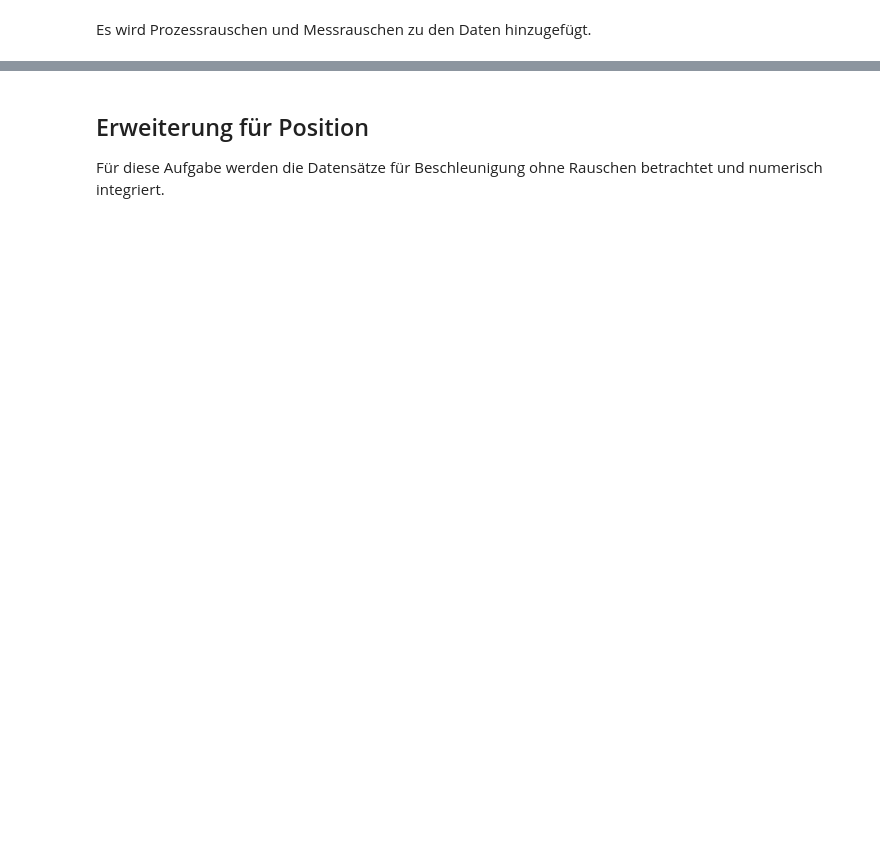
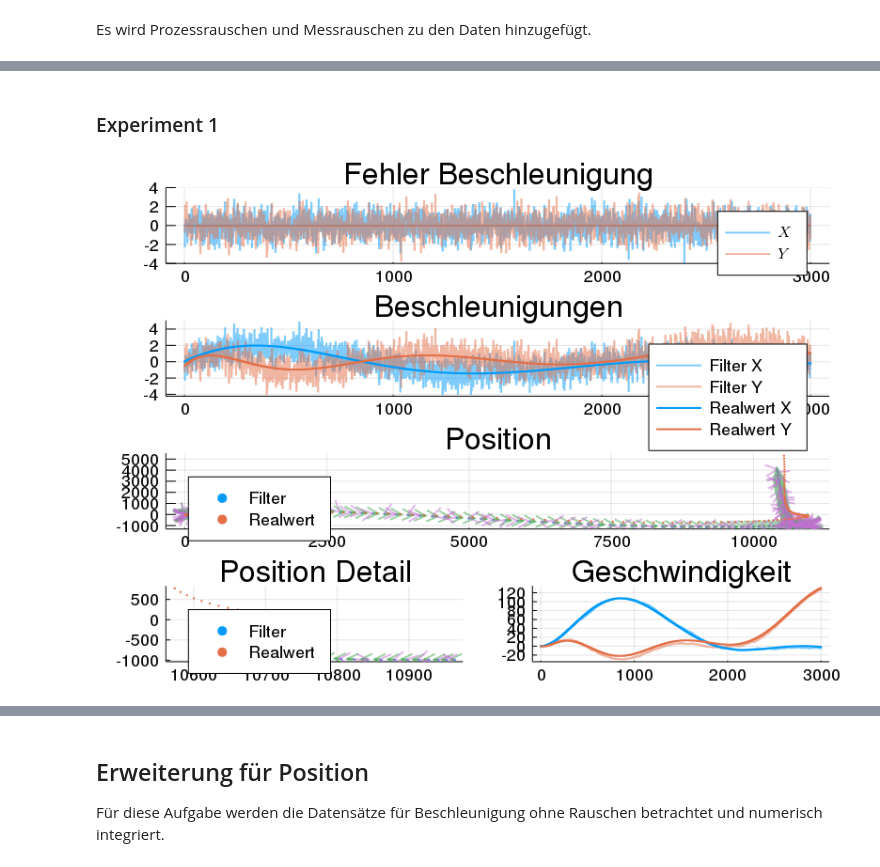
Before and after one commit to hydroid7/kalman, a Jupyter notebook: 03.carposition/Beschleunigung-Position-Testdata.ipynb, the cells around one changed output, grey strips where cells are left out. Drawn from its saved outputs; the diff is of its cells as text; code cells hidden in the pictures; blank space fills up the shorter version.

Commit message:
Added Experiment files

```diff
--- a/03.carposition/Beschleunigung-Position-Testdata.ipynb
+++ b/03.carposition/Beschleunigung-Position-Testdata.ipynb
@@ -120,7 +141,7 @@ $G = \begin{pmatrix}0.5dt^2 & 0.5dt^2 & dt & dt\end{pmatrix}^T$ und $\sigma_v$ a
 x_0 = zeros(6, 1)
 Σ_0 = Matrix{Float64}(I, 6, 6) .* 1000
 
-Δ_t = 0.1 # Messfrequenz war 100ms
+Δ_t = 0.1 # Angenommen Messfrequenz von 100ms
 A = [1 0 Δ_t 0 0.5*Δ_t^2 0;
      0 1 0 Δ_t 0 0.5*Δ_t^2;
      0 0 1 0 Δ_t 0;
@@ -130,13 +151,7 @@ A = [1 0 Δ_t 0 0.5*Δ_t^2 0;
 
 G = [0 0 0 0 1 0;
      0 0 0 0 0 1]
-
-R = [0.4 0;
-     0 0.4]
-
-σ_v = 8.8
-Gravity = transpose([ 0.5 * Δ_t^2 0.5 * Δ_t^2 Δ_t Δ_t Δ_t Δ_t])
-#Q = transpose(Gravity * transpose(Gravity) * σ_v^2)
+R = I * 0.4 # [1 0; 0 1]
 Q = I * 0.001
 # %% [output]
 UniformScaling{Float64}
@@ -215,15 +167,0 @@ Main.KalmanFilter
-# %%
-model = KalmanFilter.Kalman(A, Q, G, R, x_0, Σ_0)
-
-n = size(generated_data)[1]
-predicted = zeros(Float64, 6, n)
-fusioned = zeros(Float64, 7, n)
-for i = eachrow(generated_data)
-    y_cur = [i.Accel_x; i.Accel_y]
-    neu = KalmanFilter.next(model, y_cur)
-    fusioned[:, i.Id] = [neu.fusioned..., i.Id]
-    predicted[:, i.Id] = neu.predicted
-    model = neu.model
-end
-generated_output = DataFrame(fusioned', [:pX, :pY, :vX, :vY, :aX, :aY, :Id])
-describe(generated_output)
@@ -266,0 +443,21 @@ p
+# %% [markdown]
+### Experiment 1
+# %%
+x_0 = zeros(6, 1)
+Σ_0 = Matrix{Float64}(I, 6, 6) .* 1000
+
+Δ_t = 0.1 # Messfrequenz war 100ms
+A = [1 0 Δ_t 0 0.5*Δ_t^2 0;
+     0 1 0 Δ_t 0 0.5*Δ_t^2;
+     0 0 1 0 Δ_t 0;
+     0 0 0 1 0 Δ_t;
+     0 0 0 0 1 0;
+     0 0 0 0 0 1]
+
+G = [0 0 0 0 1 0;
+     0 0 0 0 0 1]
+R = I
+Q = I
+experimentAccel(A, Q, G, R, x_0, Σ_0, generated_data, 1)
+# %% [output]
+[figure, added]
```
Also changed, not shown: parts of 34 cells of this notebook, 31 other files.
